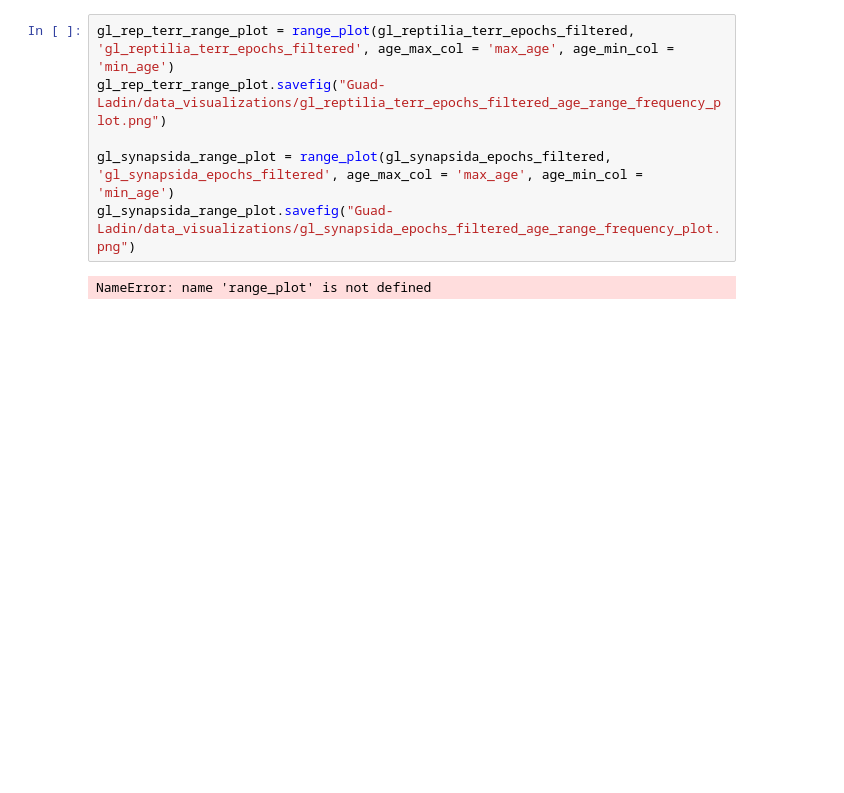
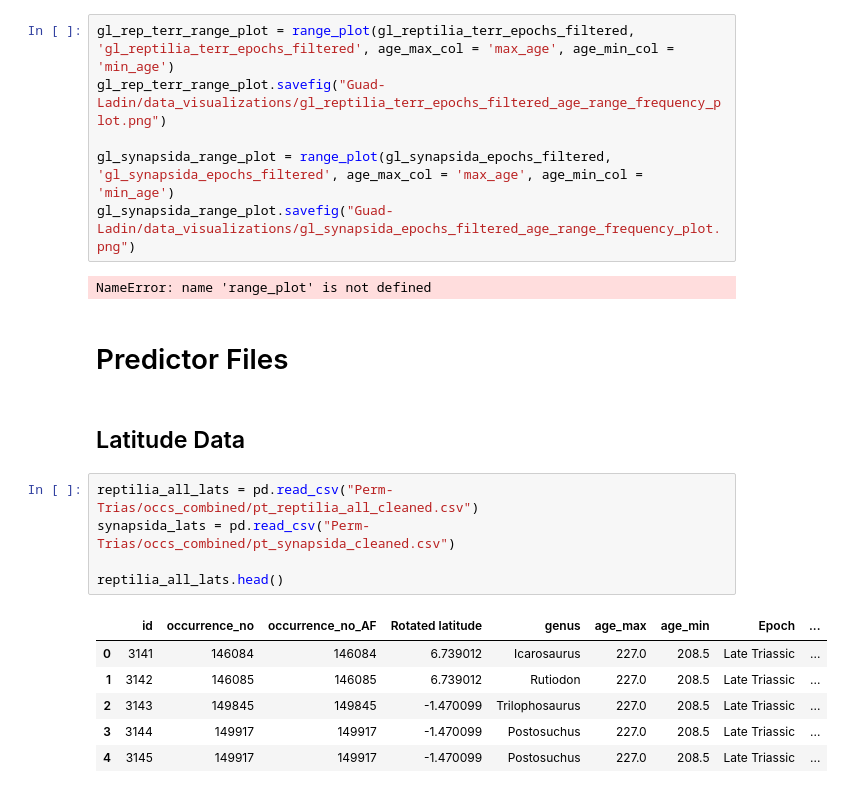
Before and after one commit to shelleylwang/pt_diversity_rates, a Jupyter notebook: updated_occurrence_analyses/data/eda.ipynb, the cells around one changed output. Drawn from its saved outputs; the diff is of its cells as text; blank space fills up the shorter version.

```diff
--- a/updated_occurrence_analyses/data/eda.ipynb
+++ b/updated_occurrence_analyses/data/eda.ipynb
@@ -977,3 +992,19 @@ gl_synapsida_range_plot = range_plot(gl_synapsida_epochs_filtered, 'gl_synapsida
 gl_synapsida_range_plot.savefig("Guad-Ladin/data_visualizations/gl_synapsida_epochs_filtered_age_range_frequency_plot.png")
 # %% [output]
 NameError: name 'range_plot' is not defined
+# %% [markdown]
+# Predictor Files
+# %% [markdown]
+## Latitude Data
+# %%
+reptilia_all_lats = pd.read_csv("Perm-Trias/occs_combined/pt_reptilia_all_cleaned.csv")
+synapsida_lats = pd.read_csv("Perm-Trias/occs_combined/pt_synapsida_cleaned.csv")
+
+reptilia_all_lats.head()
+# %% [output]
+|  | id | occurrence_no | occurrence_no_AF | Rotated latitude | genus | age_max | age_min | Epoch | ... |
+| 0 | 3141 | 146084 | 146084 | 6.739012 | Icarosaurus | 227.0 | 208.5 | Late Triassic | ... |
+| 1 | 3142 | 146085 | 146085 | 6.739012 | Rutiodon | 227.0 | 208.5 | Late Triassic | ... |
+| 2 | 3143 | 149845 | 149845 | -1.470099 | Trilophosaurus | 227.0 | 208.5 | Late Triassic | ... |
+| 3 | 3144 | 149917 | 149917 | -1.470099 | Postosuchus | 227.0 | 208.5 | Late Triassic | ... |
+| 4 | 3145 | 149917 | 149917 | -1.470099 | Postosuchus | 227.0 | 208.5 | Late Triassic | ... |
```
Also changed, not shown: parts of 12 cells of this notebook.
